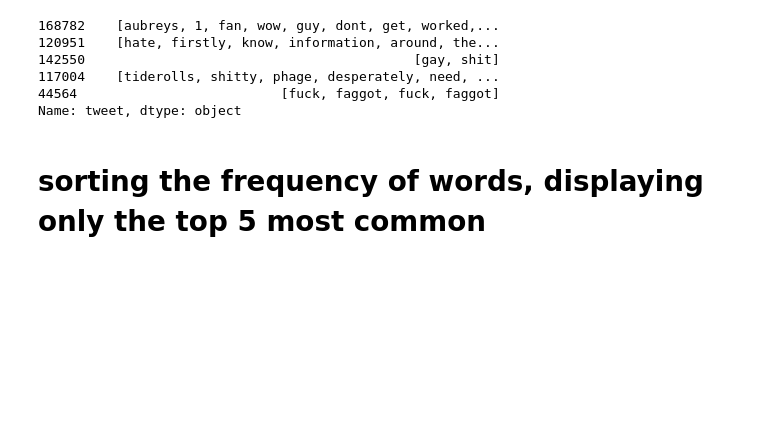
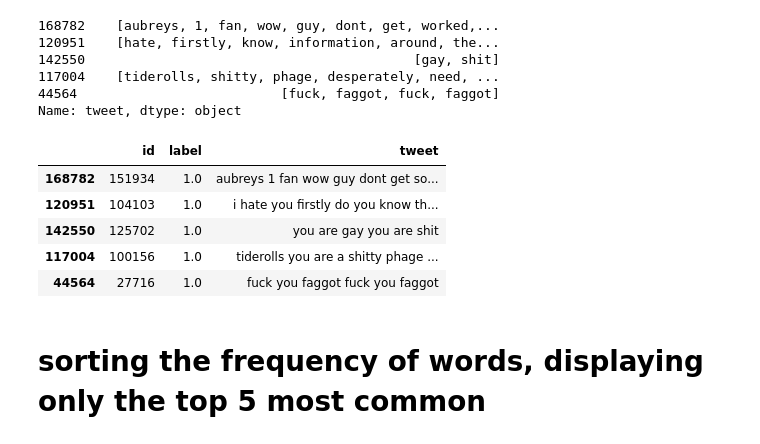
Before and after one commit to chunwei-ong/SC1015, a Jupyter notebook: proj_code.ipynb, the cells around one changed output. Cells and saved outputs as stored; diff of their text form; code cells hidden in the pictures; blank space fills up the shorter version.

```diff
--- a/proj_code.ipynb
+++ b/proj_code.ipynb
@@ -323,4 +324,13 @@ clean_hate.head()
 117004    [tiderolls, shitty, phage, desperately, need, ...
 44564                          [fuck, faggot, fuck, faggot]
 Name: tweet, dtype: object
+# %%
+data_upsampled.head()
+# %% [output]
+|  | id | label | tweet |
+| 168782 | 151934 | 1.0 | aubreys 1 fan wow guy dont get so... |
+| 120951 | 104103 | 1.0 | i hate you firstly do you know th... |
+| 142550 | 125702 | 1.0 | you are gay you are shit |
+| 117004 | 100156 | 1.0 | tiderolls you are a shitty phage ... |
+| 44564 | 27716 | 1.0 | fuck you faggot fuck you faggot |
 # %%
```
Also changed, not shown: parts of 7 cells of this notebook.
